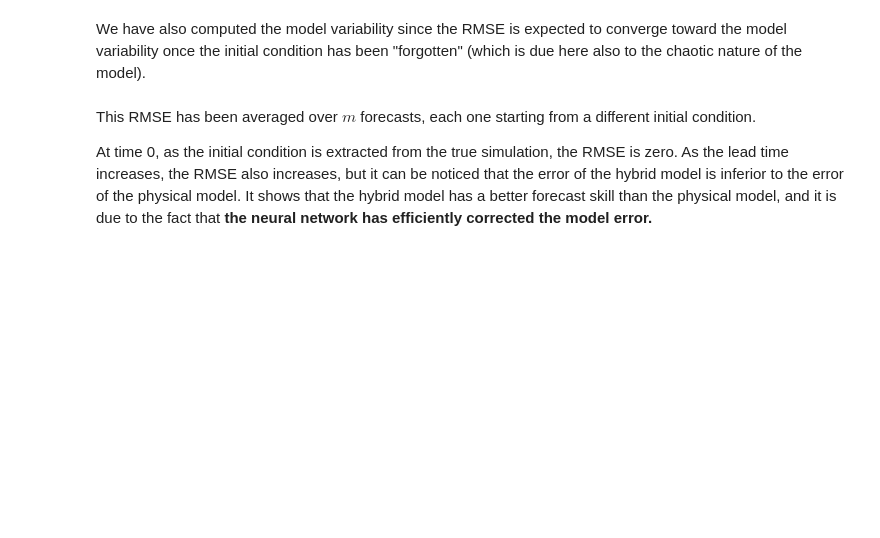
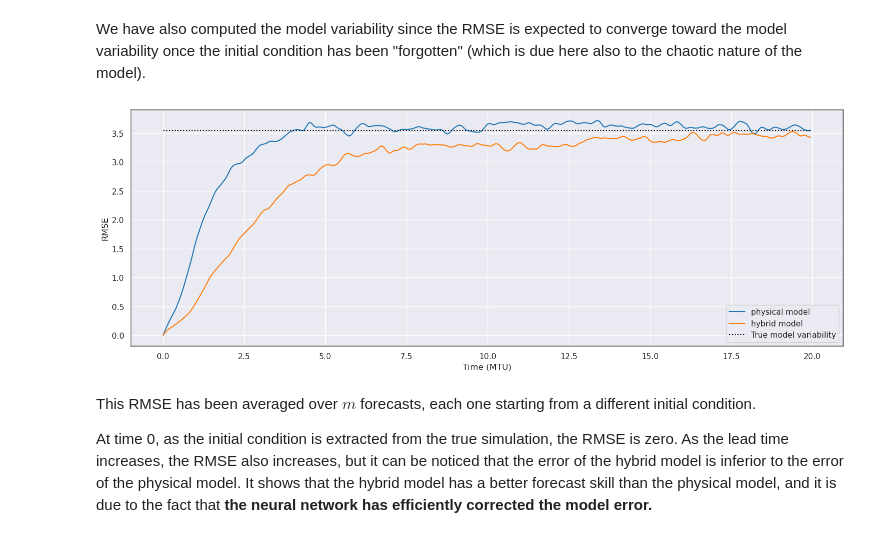
Before and after one commit to marcbocquet/2022-mooc-ecmwf-bocquet-brajard, a Jupyter notebook: mooc_ecmwf_bocquet_brajard_part3.ipynb, the cells around one changed output. Cells and saved outputs as stored; diff of their text form; code cells hidden in the pictures; blank space fills up the shorter version.

```diff
--- a/mooc_ecmwf_bocquet_brajard_part3.ipynb
+++ b/mooc_ecmwf_bocquet_brajard_part3.ipynb
@@ -235,12 +256,14 @@ We have also computed the model variability since the RMSE is expected to conver
 # %%
 fig = plt.figure(figsize=(18, 6))
 plt.plot(dt*np.arange(Nt_forecast), rmse_phi, label='physical model')
 plt.plot(dt*np.arange(Nt_forecast), rmse_hyb, label='hybrid model')
-plt.plot(dt*np.arange(Nt_forecast), mod_var*np.ones(Nt_forecast),':k', label='True model varaibility')
+plt.plot(dt*np.arange(Nt_forecast), mod_var*np.ones(Nt_forecast),':k', label='True model variability')
 plt.legend()
 plt.xlabel('Time (MTU)')
 plt.ylabel('RMSE')
 plt.savefig(f'Figures/rmse_{name}')
+# %% [output]
+[figure, added]
 # %% [markdown]
 This RMSE has been averaged over $m$ forecasts, each one starting from a different initial condition.
 
```
Also changed, not shown: parts of 10 cells of this notebook, 3 other files.
